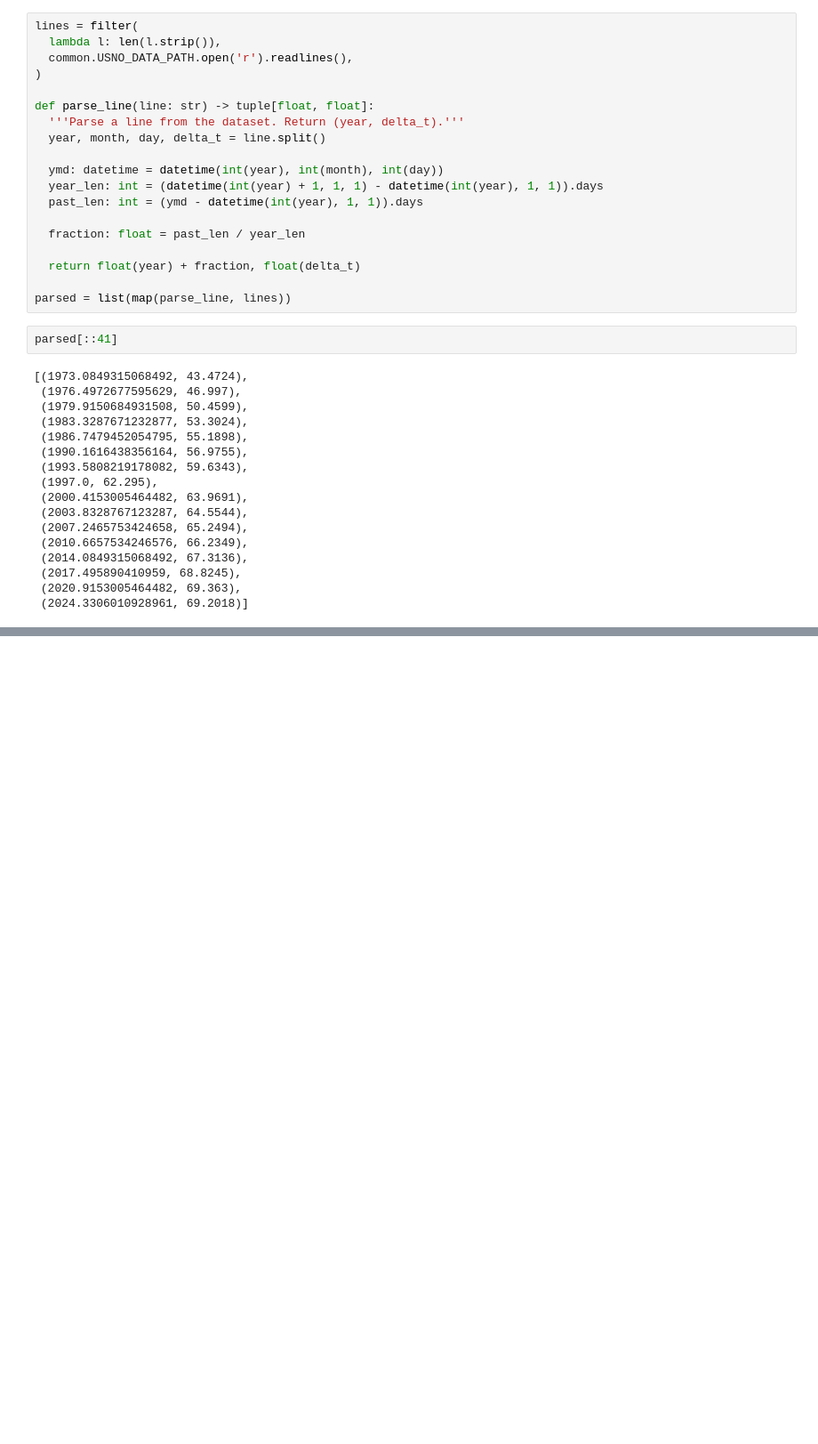
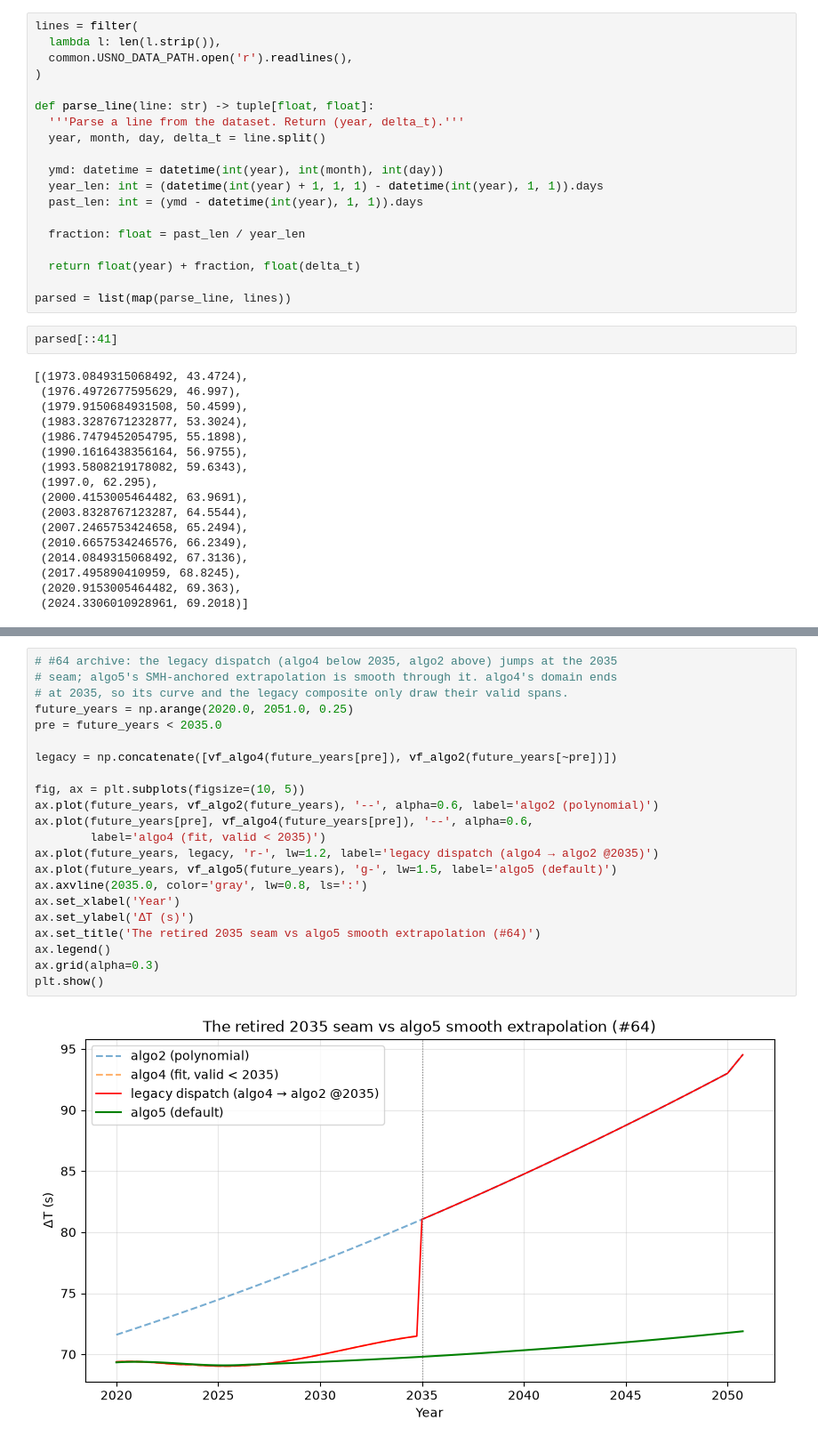
Before and after one commit to 0xf3cd/celestial-calendar, a Jupyter notebook: statistics/delta_t.ipynb, the cells around one changed output, grey strips where cells are left out. Shown at 89% size. Drawn from its saved outputs; the diff is of its cells as text; blank space fills up the shorter version.

```diff
--- a/statistics/delta_t.ipynb
+++ b/statistics/delta_t.ipynb
@@ -146,0 +144,24 @@ pd.DataFrame(results, columns=['Metric', 'Algo1', 'Algo2', 'Algo3', 'Algo4'])
+# %%
+# #64 archive: the legacy dispatch (algo4 below 2035, algo2 above) jumps at the 2035
+# seam; algo5's SMH-anchored extrapolation is smooth through it. algo4's domain ends
+# at 2035, so its curve and the legacy composite only draw their valid spans.
+future_years = np.arange(2020.0, 2051.0, 0.25)
+pre = future_years < 2035.0
+
+legacy = np.concatenate([vf_algo4(future_years[pre]), vf_algo2(future_years[~pre])])
+
+fig, ax = plt.subplots(figsize=(10, 5))
+ax.plot(future_years, vf_algo2(future_years), '--', alpha=0.6, label='algo2 (polynomial)')
+ax.plot(future_years[pre], vf_algo4(future_years[pre]), '--', alpha=0.6,
+        label='algo4 (fit, valid < 2035)')
+ax.plot(future_years, legacy, 'r-', lw=1.2, label='legacy dispatch (algo4 → algo2 @2035)')
+ax.plot(future_years, vf_algo5(future_years), 'g-', lw=1.5, label='algo5 (default)')
+ax.axvline(2035.0, color='gray', lw=0.8, ls=':')
+ax.set_xlabel('Year')
+ax.set_ylabel('ΔT (s)')
+ax.set_title('The retired 2035 seam vs algo5 smooth extrapolation (#64)')
+ax.legend()
+ax.grid(alpha=0.3)
+plt.show()
+# %% [output]
+[figure, added]
```
Also changed, not shown: parts of 8 cells of this notebook, 2 other files.
